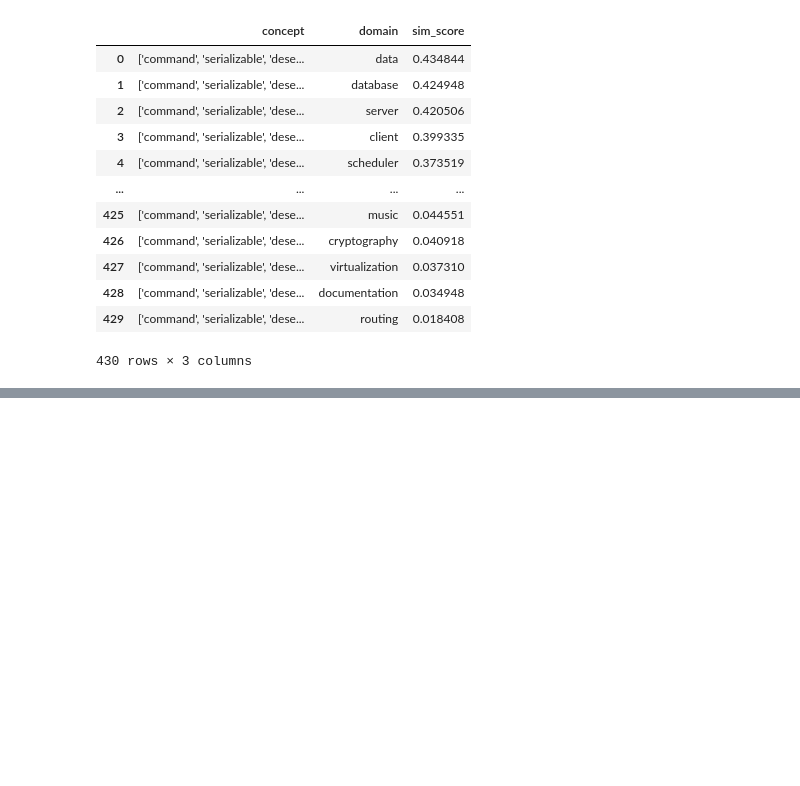
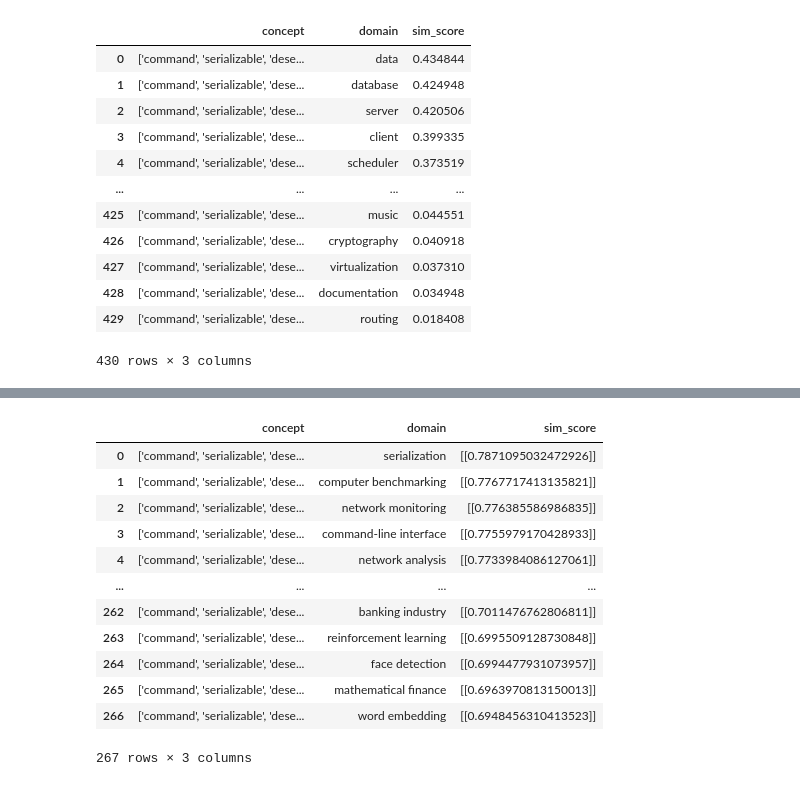
Before and after one commit to zakipauzi/concept-domain-coverage, a Jupyter notebook: 2_topic_ad_matching_embeddings_test.ipynb, the cells around one changed output, grey strips where cells are left out. Saved outputs shown, nothing was run; the diff lists cells and outputs as text; code cells hidden in the pictures; blank space fills up the shorter version.

Commit message:
openAI text embedding test done

```diff
--- a/2_topic_ad_matching_embeddings_test.ipynb
+++ b/2_topic_ad_matching_embeddings_test.ipynb
@@ -123,5 +124,5 @@ dl = ast.literal_eval(domains)
 # %%
-def comp_con_domains(so_w2v_model, con, domains):
+def comp_con_domains_sow2v(so_w2v_model, con, domains):
     # list of domains should be given, now we return an array of similarity scores for all domains
     sim_res = []
 
@@ -133,11 +134,11 @@ def comp_con_domains(so_w2v_model, con, domains):
 
     return sim_df
 # %%
-domain_res = []
+sow2v_domain_res = []
 
 for con in cl:
-    df_res = comp_con_domains(so_w2v_model, con, dl)
+    df_res = comp_con_domains_sow2v(so_w2v_model, con, dl)
     df_res['concept'] = str(con)
     df_res = df_res[['concept', 'domain', 'sim_score']]
-    domain_res.append(df_res)
+    sow2v_domain_res.append(df_res)
 # %%
@@ -202,0 +212,34 @@ cosine_similarity(vector_1, vector_2)
+# %%
+import time
+
+def comp_con_domains_gpt(gpt_model, con, domains):
+    # list of domains should be given, now we return an array of similarity scores for all domains
+    sim_res = []
+
+    print("Working on concept {}".format(str(con)))
+    print("No. of domains to run against: {}".format(str(len(domains))))
+
+    for dom in domains:
+        str_con = " ".join(con)
+
+        vectors = gpt_model.fit_transform([str_con, dom])
+
+        vector_1 = np.array(vectors[0]).reshape(1, -1)
+        vector_2 = np.array(vectors[1]).reshape(1, -1)
+
+        sim_res.append((dom, cosine_similarity(vector_1, vector_2)))
+        time.sleep(1)
+
+    sim_df = pd.DataFrame(sim_res, columns=['domain','sim_score']).sort_values(by='sim_score', ascending=False).reset_index(drop=True)
+    sim_df = sim_df[sim_df['sim_score']>0]
+
+    return sim_df
+# %%
+gpt_domain_res = []
+gpt_model = GPTVectorizer()
+
+for con in cl:
+    df_res = comp_con_domains_gpt(gpt_model, con, dl)
+    df_res['concept'] = str(con)
+    df_res = df_res[['concept', 'domain', 'sim_score']]
+    gpt_domain_res.append(df_res)
@@ -202,0 +263,16 @@ cosine_similarity(vector_1, vector_2)
+# %%
+gpt_domain_res[0]
+# %% [output]
+|  | concept | domain | sim_score |
+| 0 | ['command', 'serializable', 'dese... | serialization | [[0.7871095032472926]] |
+| 1 | ['command', 'serializable', 'dese... | computer benchmarking | [[0.7767717413135821]] |
+| 2 | ['command', 'serializable', 'dese... | network monitoring | [[0.776385586986835]] |
+| 3 | ['command', 'serializable', 'dese... | command-line interface | [[0.7755979170428933]] |
+| 4 | ['command', 'serializable', 'dese... | network analysis | [[0.7733984086127061]] |
+| ... | ... | ... | ... |
+| 262 | ['command', 'serializable', 'dese... | banking industry | [[0.7011476762806811]] |
+| 263 | ['command', 'serializable', 'dese... | reinforcement learning | [[0.6995509128730848]] |
+| 264 | ['command', 'serializable', 'dese... | face detection | [[0.6994477931073957]] |
+| 265 | ['command', 'serializable', 'dese... | mathematical finance | [[0.6963970813150013]] |
+| 266 | ['command', 'serializable', 'dese... | word embedding | [[0.6948456310413523]] |
+267 rows × 3 columns
```
Also changed, not shown: parts of 20 cells of this notebook, 2 other files.
